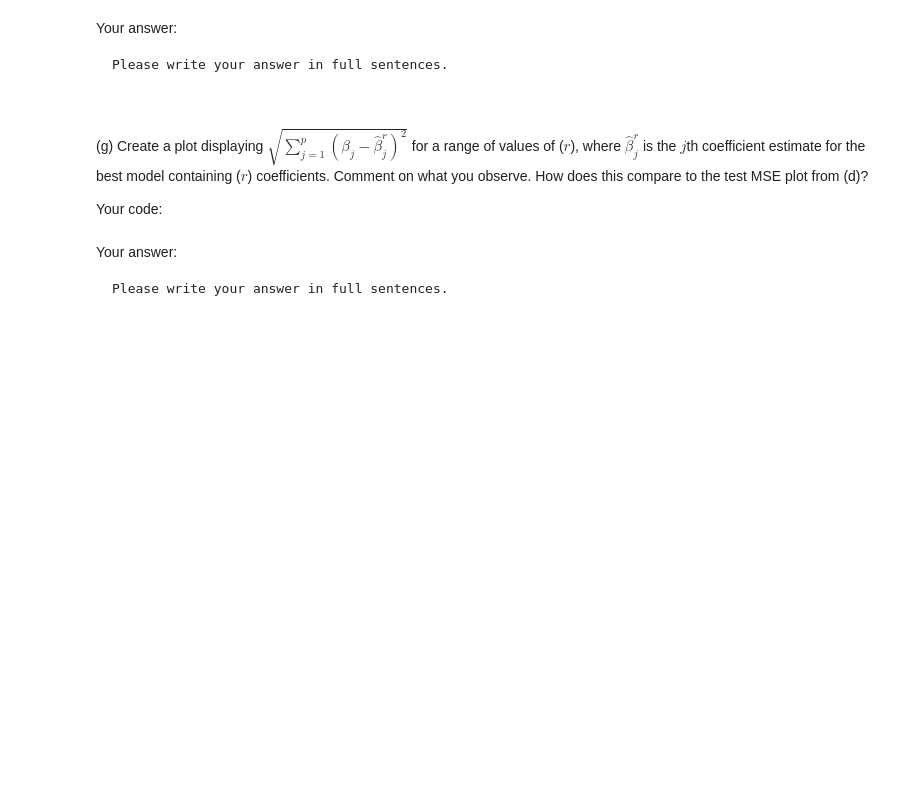
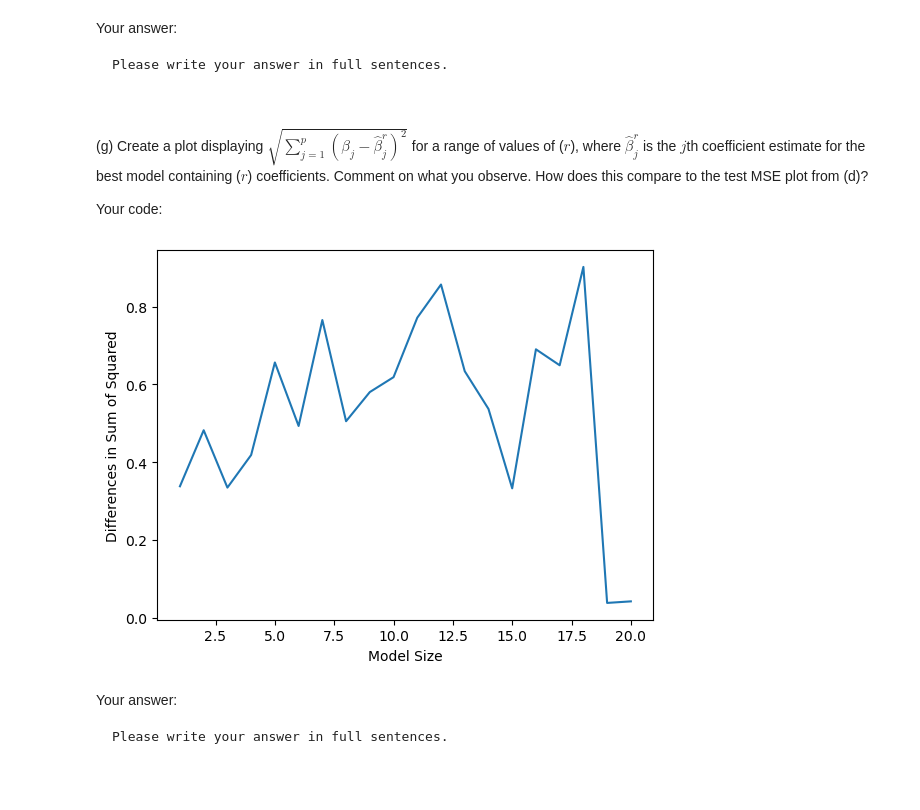
Before and after one commit to BU-MSSP-Classroom/MA679_Spring2024_04_regularization-yuyangsun28k, a Jupyter notebook: Ch06_Regularization_Python.ipynb, the cells around one changed output. Cells and saved outputs as stored; diff of their text form; code cells hidden in the pictures; blank space fills up the shorter version.

```diff
--- a/Ch06_Regularization_Python.ipynb
+++ b/Ch06_Regularization_Python.ipynb
@@ -635,0 +860,3 @@ Your code:
+# %%
+min_mse = min(mse_dict, key=mse_dict.get)
+print("The test set MSE is minimized for a model size of:", min_mse)
@@ -651,0 +878,6 @@ Your code:
+# %%
+X_train_subset = X_train[:,np.random.choice(range(p), min_mse, replace=False)]
+model = LinearRegression().fit(X_train_subset, y_train)
+
+print("Coefficients of the model that minimizes the test set MSE:", model.coef_)
+print("True coefficients:", beta)
@@ -668,3 +907,21 @@ Your code:
+# %%
+ssd_dict = {}
+
+for k in range(1, p + 1):
+    subset = np.random.choice(range(p), k, replace=False)
+
+    X_train_subset = X_train[:, subset]
+    model = LinearRegression().fit(X_train_subset, y_train)
+
+    ssd = np.sum((beta[subset] - model.coef_)**2)
+    ssd_dict[k] = np.sqrt(ssd)
+# %%
+plt.plot(range(1, p + 1), list(ssd_dict.values()))
+plt.xlabel('Model Size')
+plt.ylabel('Differences in Sum of Squared')
+plt.show()
+# %% [output]
+[figure, added]
 # %% [markdown]
 Your answer:
 
```
Also changed, not shown: parts of 46 cells of this notebook.
